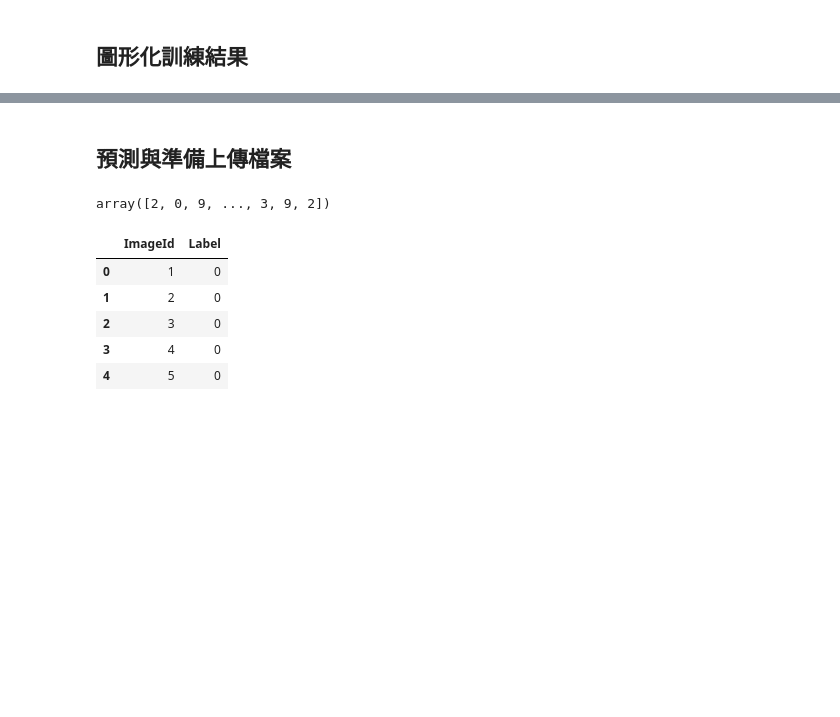
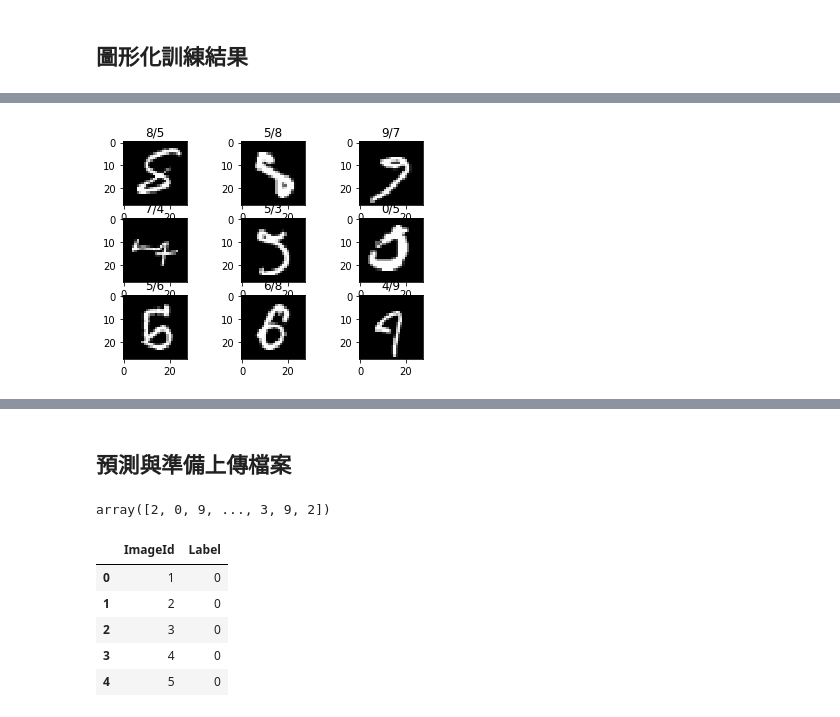
Before and after one commit to iceboxi/Colaboratory, a Jupyter notebook: digit_recognizer.ipynb, the cells around one changed output, grey strips where cells are left out. Cells and saved outputs as stored; diff of their text form; code cells hidden in the pictures; blank space fills up the shorter version.

```diff
--- a/digit_recognizer.ipynb
+++ b/digit_recognizer.ipynb
@@ -312,0 +361,10 @@ plt.legend()
+# %%
+incorrect = np.where(y_test != results)[0]
+for i in range(0, 9):
+    plt.subplot(3, 3, i+1)
+    idx = incorrect[i]
+    img = x_test[idx].reshape(28,28)
+    plt.imshow(img, cmap="gray")
+    plt.title("{}/{}".format(y_test[idx], results[idx]))
+# %% [output]
+[figure, added]
```
Also changed, not shown: parts of 41 cells of this notebook.
